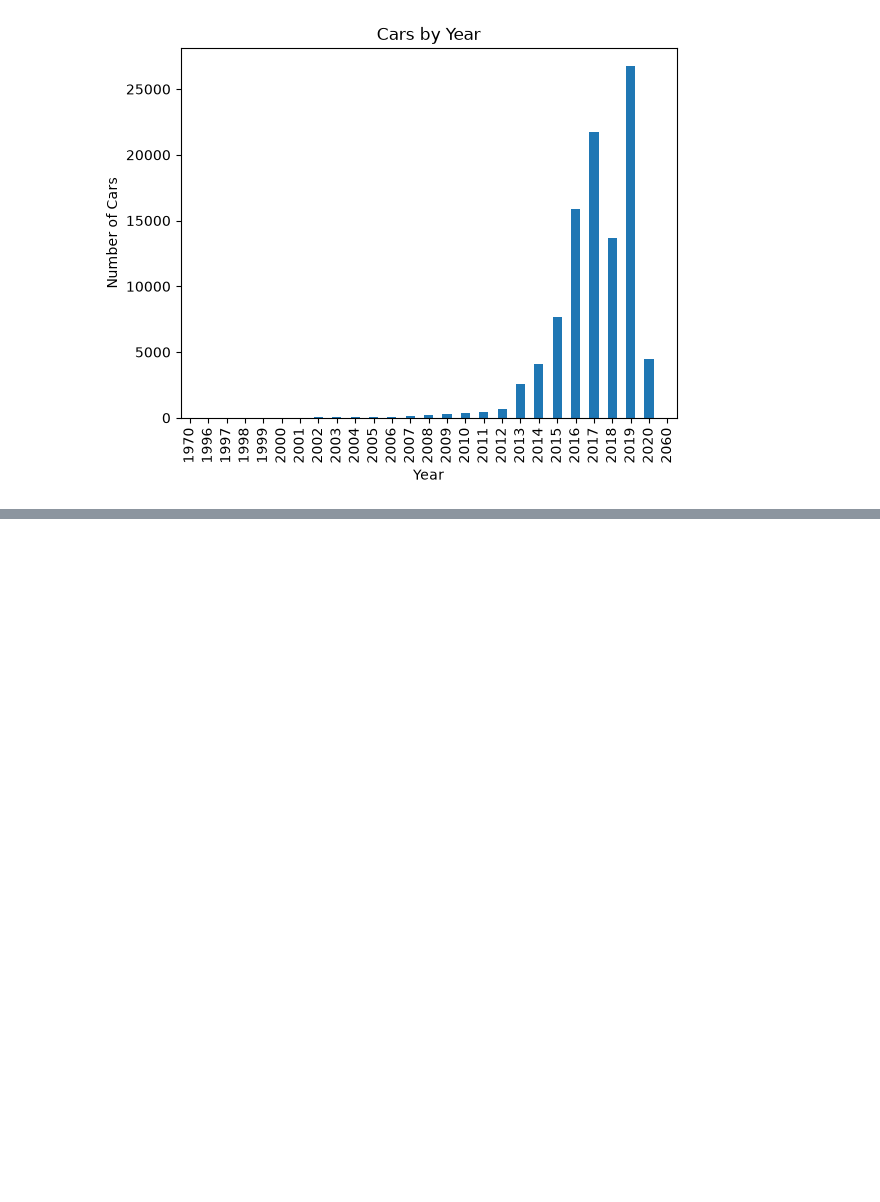
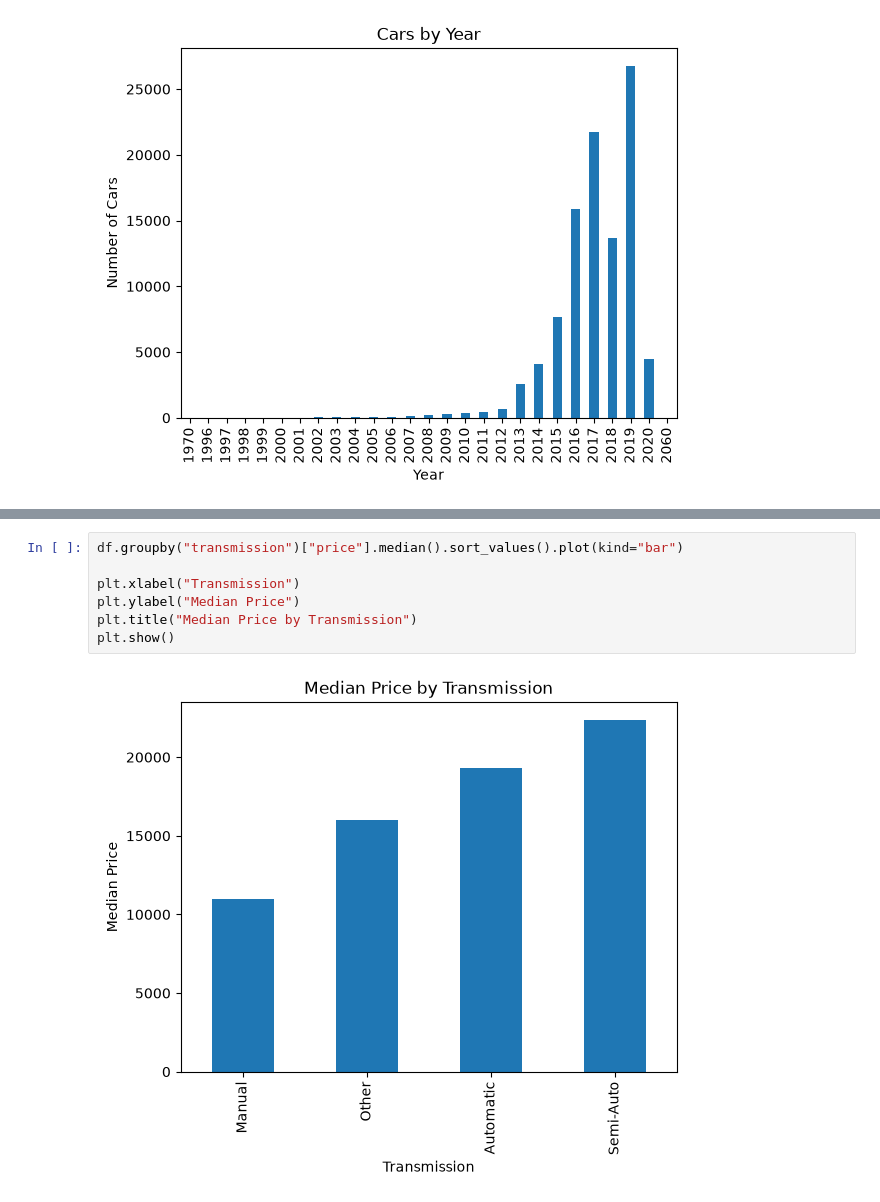
Before and after one commit to niteshbairwa185-pixel/automobile-intelligent-system, a Jupyter notebook: notebooks/02_EDA.ipynb, the cells around one changed output, grey strips where cells are left out. Cells and saved outputs as stored; diff of their text form; blank space fills up the shorter version.

```diff
--- a/notebooks/02_EDA.ipynb
+++ b/notebooks/02_EDA.ipynb
@@ -56,0 +82,9 @@ plt.show()
+# %%
+df.groupby("transmission")["price"].median().sort_values().plot(kind="bar")
+
+plt.xlabel("Transmission")
+plt.ylabel("Median Price")
+plt.title("Median Price by Transmission")
+plt.show()
+# %% [output]
+[figure, added]
```
Also changed, not shown: parts of 11 cells of this notebook.
